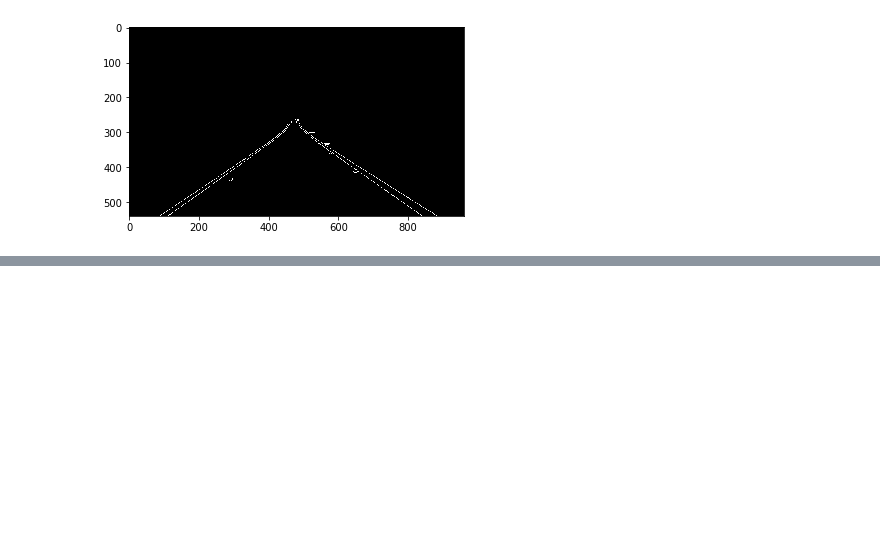
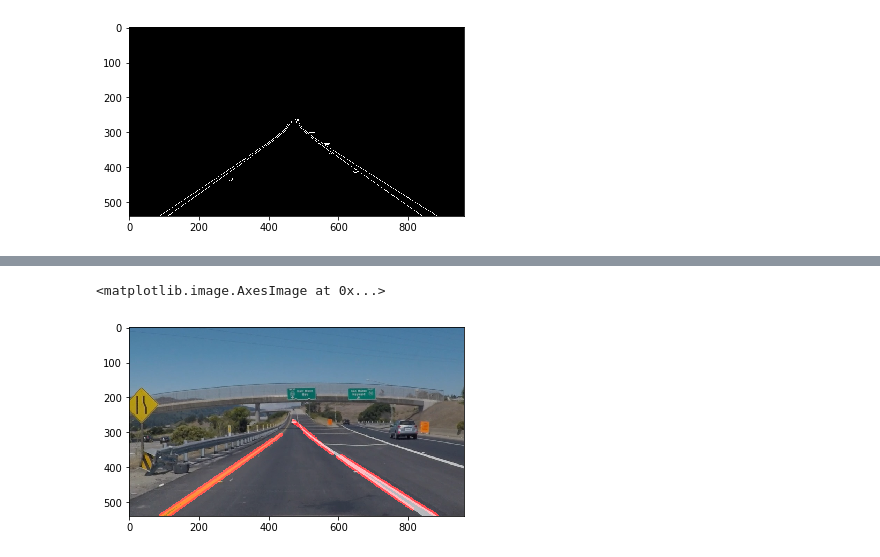
Before and after one commit to luteresa/udacity-project, a Jupyter notebook: step1/lesson1/Canny.ipynb, the cells around one changed output, grey strips where cells are left out. Cells and saved outputs as stored; diff of their text form; code cells hidden in the pictures; blank space fills up the shorter version.

```diff
--- a/step1/lesson1/Canny.ipynb
+++ b/step1/lesson1/Canny.ipynb
@@ -121,0 +92,7 @@ plt.imshow(lines_edges)
+# %%
+# Draw the lines on the edge image
+lines_edges = cv2.addWeighted(image, 0.8, line_image, 1, 0)
+plt.imshow(lines_edges)
+# %% [output]
+<matplotlib.image.AxesImage at 0x...>
+[figure, added]
```
Also changed, not shown: parts of 4 cells of this notebook, 10 other files.
